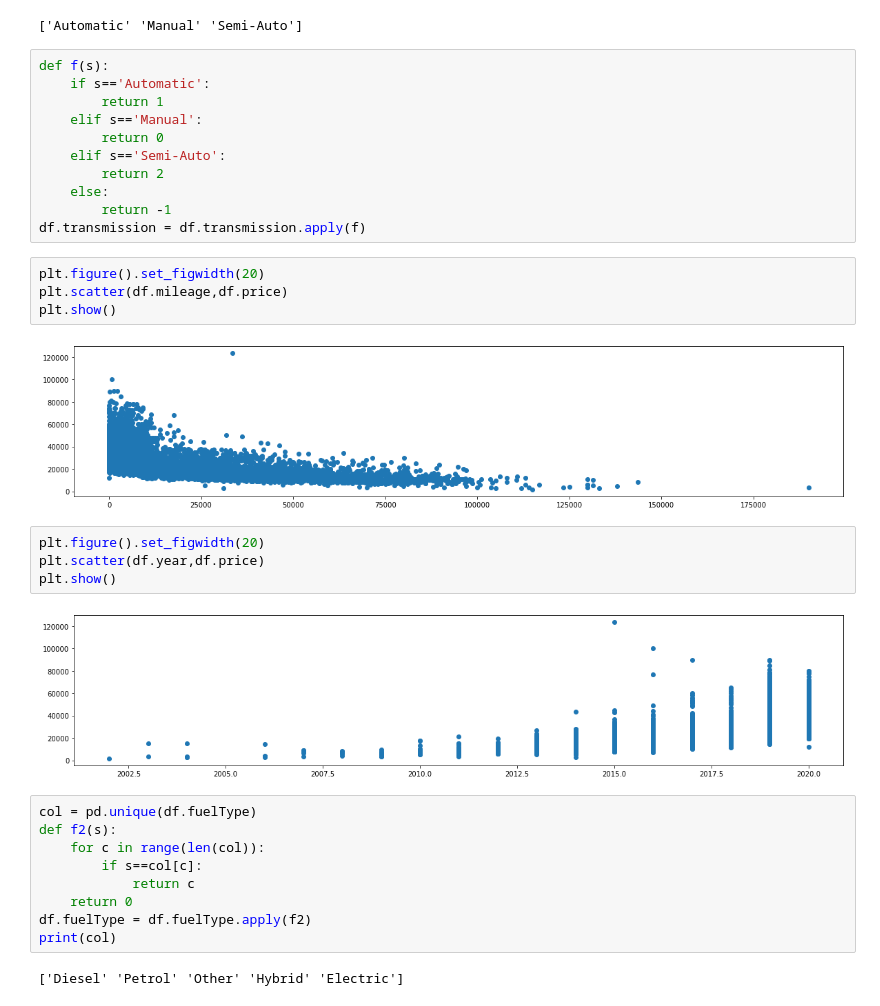
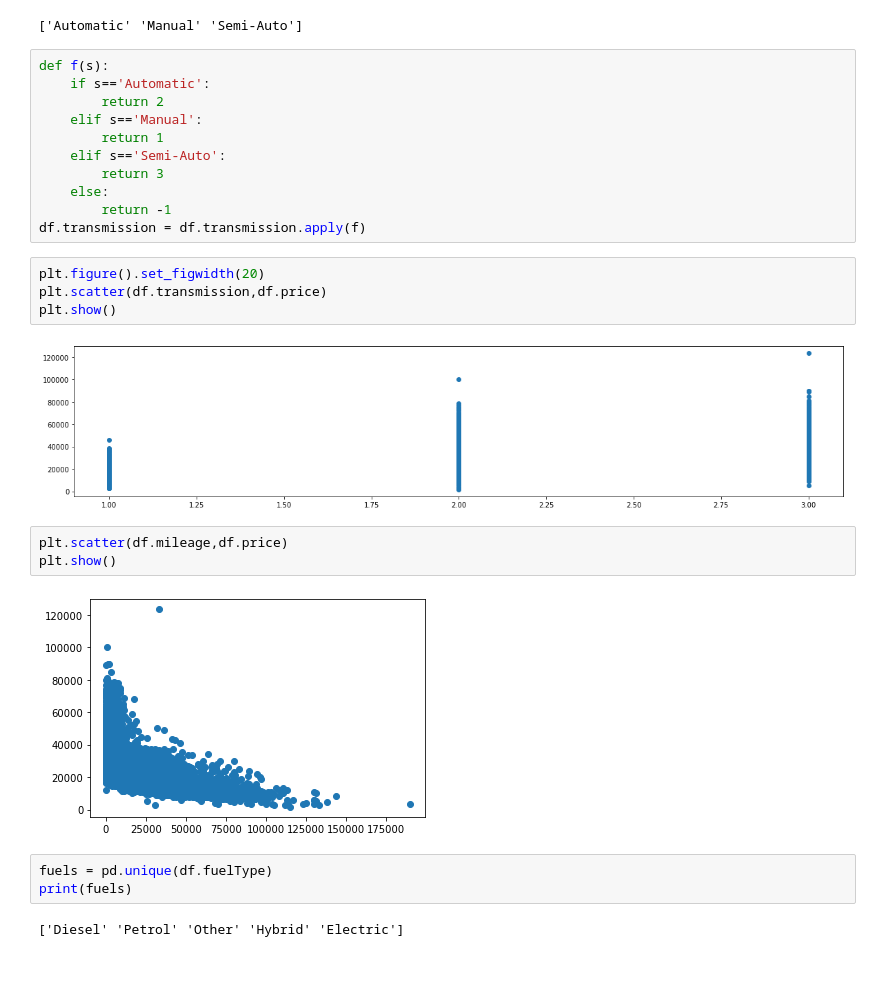
Before and after one commit to pulkit697/ml-starting, a Jupyter notebook: #dsc_challenge/graphing.ipynb, the cells around one changed output. Drawn from its saved outputs; the diff is of its cells as text; blank space fills up the shorter version.

```diff
--- a/#dsc_challenge/graphing.ipynb
+++ b/#dsc_challenge/graphing.ipynb
@@ -11,34 +28,27 @@ print(pd.unique(df.transmission))
 # %%
 def f(s):
     if s=='Automatic':
+        return 2
+    elif s=='Manual':
         return 1
-    elif s=='Manual':
-        return 0
     elif s=='Semi-Auto':
-        return 2
+        return 3
     else:
         return -1
 df.transmission = df.transmission.apply(f)
 # %%
 plt.figure().set_figwidth(20)
-plt.scatter(df.mileage,df.price)
+plt.scatter(df.transmission,df.price)
 plt.show()
 # %% [output]
-[figure, old version]
+[figure, new version]
 # %%
-plt.figure().set_figwidth(20)
-plt.scatter(df.year,df.price)
+plt.scatter(df.mileage,df.price)
 plt.show()
 # %% [output]
-[figure, old version]
+[figure, new version]
-# %%
-col = pd.unique(df.fuelType)
-def f2(s):
-    for c in range(len(col)):
-        if s==col[c]:
-            return c
-    return 0
-df.fuelType = df.fuelType.apply(f2)
-print(col)
-# %% [output]
-['Diesel' 'Petrol' 'Other' 'Hybrid' 'Electric']
+# %%
+fuels = pd.unique(df.fuelType)
+print(fuels)
+# %% [output]
+['Diesel' 'Petrol' 'Other' 'Hybrid' 'Electric']
```
Also changed, not shown: parts of 26 cells of this notebook, 2 other files.
